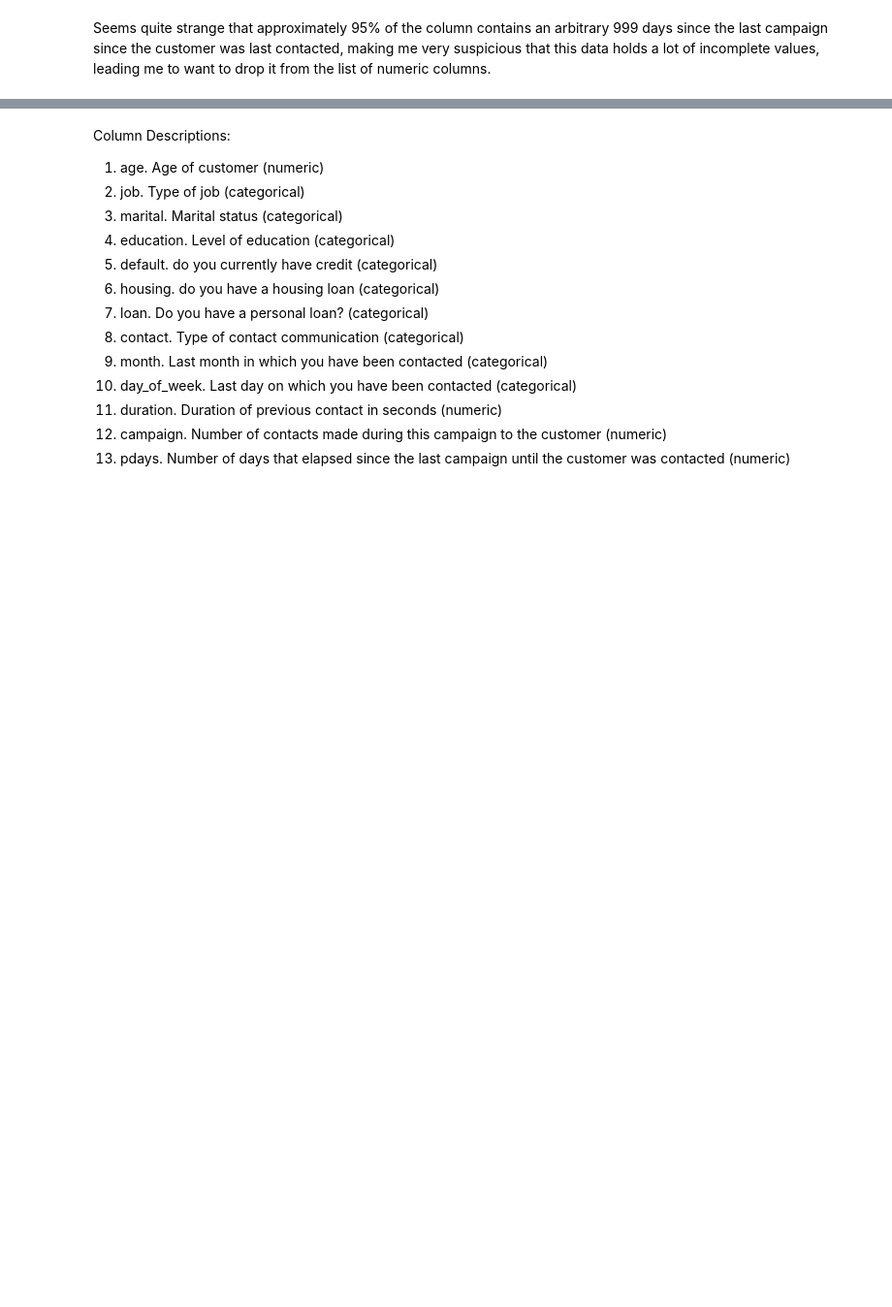
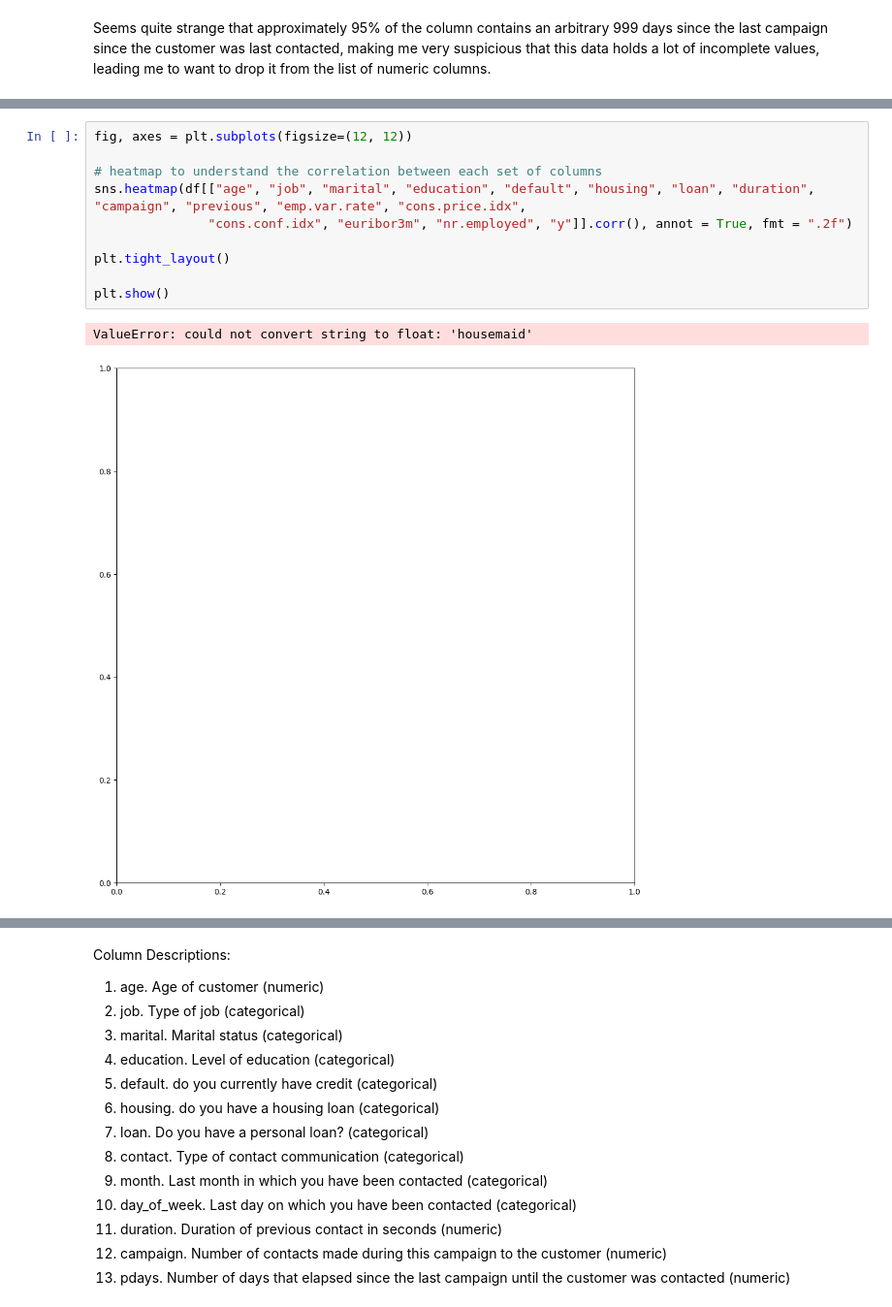
Before and after one commit to 4GeeksAcademy/Kransky_85_logistic_regression_project_template, a Jupyter notebook: src/explore.ipynb, the cells around one changed output, grey strips where cells are left out. Shown at 97% size. Cells and saved outputs as stored; diff of their text form; blank space fills up the shorter version.

```diff
--- a/src/explore.ipynb
+++ b/src/explore.ipynb
@@ -362,0 +461,13 @@ Seems quite strange that approximately 95% of the column contains an arbitrary 9
+# %%
+fig, axes = plt.subplots(figsize=(12, 12))
+
+# heatmap to understand the correlation between each set of columns
+sns.heatmap(df[["age", "job", "marital", "education", "default", "housing", "loan", "duration", "campaign", "previous", "emp.var.rate", "cons.price.idx",
+               "cons.conf.idx", "euribor3m", "nr.employed", "y"]].corr(), annot = True, fmt = ".2f")
+
+plt.tight_layout()
+
+plt.show()
+# %% [output]
+ValueError: could not convert string to float: 'housemaid'
+[figure, added]
```
Also changed, not shown: parts of 12 cells of this notebook.
